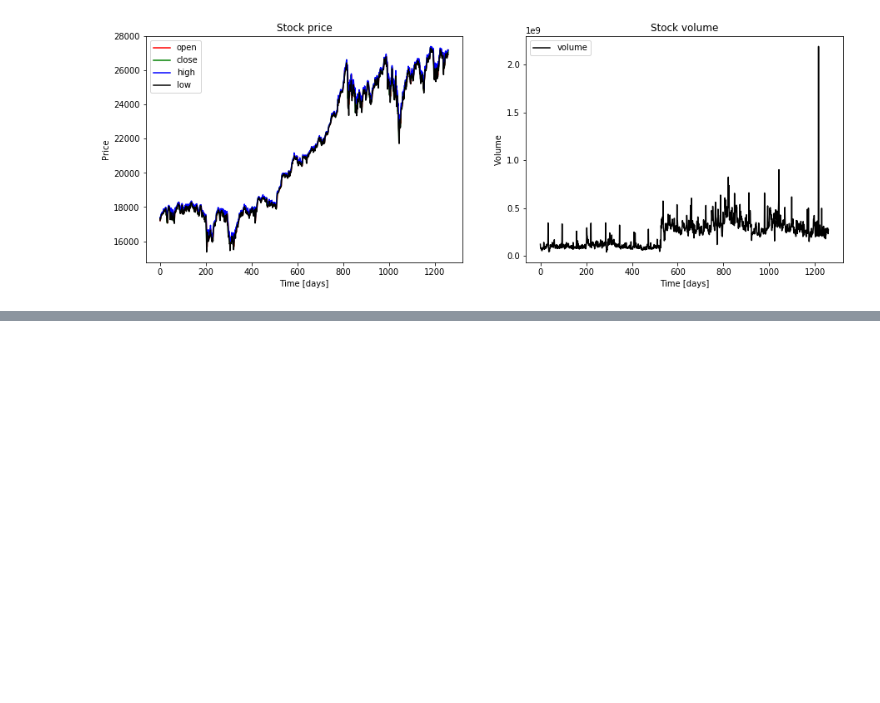
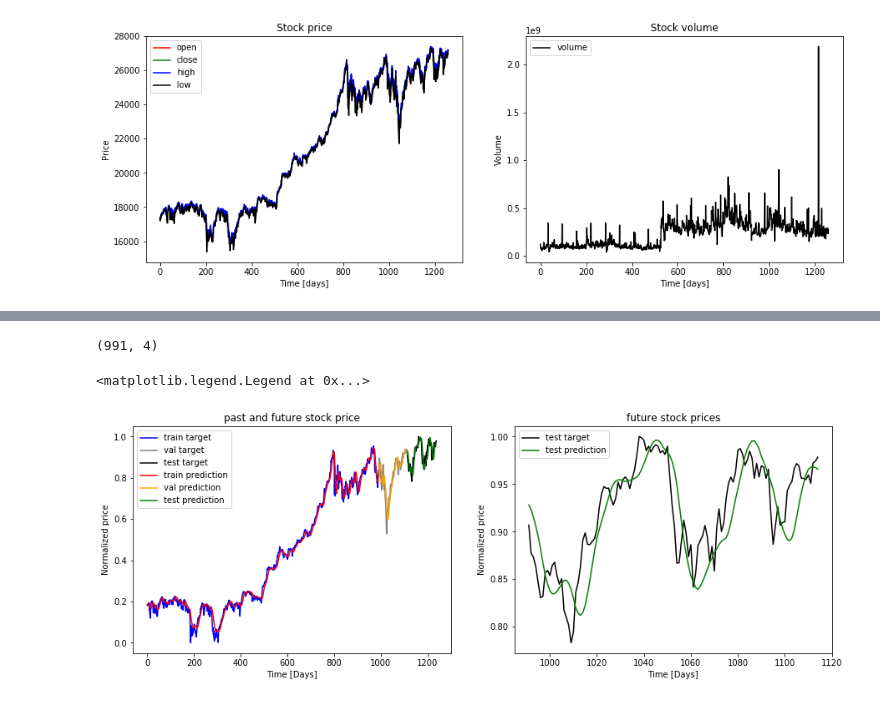
Before and after one commit to nessessence/stockPricePrediction, a Jupyter notebook: stock_can_change_our_world.ipynb, the cells around one changed output, grey strips where cells are left out. Cells and saved outputs as stored; diff of their text form; code cells hidden in the pictures; blank space fills up the shorter version.

```diff
--- a/stock_can_change_our_world.ipynb
+++ b/stock_can_change_our_world.ipynb
@@ -16,3 +18,12 @@ test_set_size_percentage = 10
+# %%
+# hyperparameter
+lr = 1e-4
+decay = 1e-2
+batch_size = 50
+epochs = 100
+
+val_set_size_percentage = 10
+test_set_size_percentage = 10
 # %%
 df = pd.read_csv('downjone5y.csv')
 # %%
@@ -110,0 +184,45 @@ y_train.shape =  (991, 4)
+# %%
+x_train.shape
+y_train.shape
+# %% [output]
+(991, 4)
+# %%
+y_train_pred = model.predict(x_train)
+y_val_pred = model.predict(x_val)
+y_test_pred = model.predict(x_test)
+# %%
+ft = 0
+
+plt.figure(figsize=(15, 5))
+plt.subplot(1, 2, 1)
+
+plt.plot(np.arange(y_train.shape[0]), y_train[:, ft], color='blue', label='train target')
+
+plt.plot(np.arange(y_train.shape[0], y_train.shape[0] + y_val.shape[0]), y_val[:, ft],
+         color='gray', label='val target')
+plt.plot(np.arange(y_train.shape[0] + y_val.shape[0], y_train.shape[0] + y_val.shape[0] + y_test.shape[0]),
+        y_test[:, ft], color='black', label='test target')
+plt.plot(np.arange(y_train_pred.shape[0]), y_train_pred[:, ft],
+        color='red', label='train prediction')
+plt.plot(np.arange(y_train_pred.shape[0], y_train_pred.shape[0] + y_val_pred.shape[0]),
+        y_val_pred[:, ft], color='orange', label='val prediction')
+plt.plot(np.arange(y_train_pred.shape[0] + y_val_pred.shape[0],
+        y_train_pred.shape[0] + y_val_pred.shape[0] + y_test_pred.shape[0]),
+        y_test_pred[:, ft], color ='green', label='test prediction')
+plt.title('past and future stock price')
+plt.xlabel('Time [Days]')
+plt.ylabel('Normalized price')
+plt.legend(loc='best')
+
+plt.subplot(1, 2, 2)
+plt.plot(np.arange(y_train.shape[0], y_train.shape[0] + y_test.shape[0]),
+        y_test[:, ft], color='black', label='test target')
+plt.plot(np.arange(y_train.shape[0], y_train.shape[0] + y_test_pred.shape[0]),
+        y_test_pred[:, ft], color='green', label='test prediction')
+plt.title('future stock prices')
+plt.xlabel('Time [Days]')
+plt.ylabel('Normalized price')
+plt.legend(loc='best')
+# %% [output]
+<matplotlib.legend.Legend at 0x...>
+[figure, added]
```
Also changed, not shown: parts of 6 cells of this notebook.
